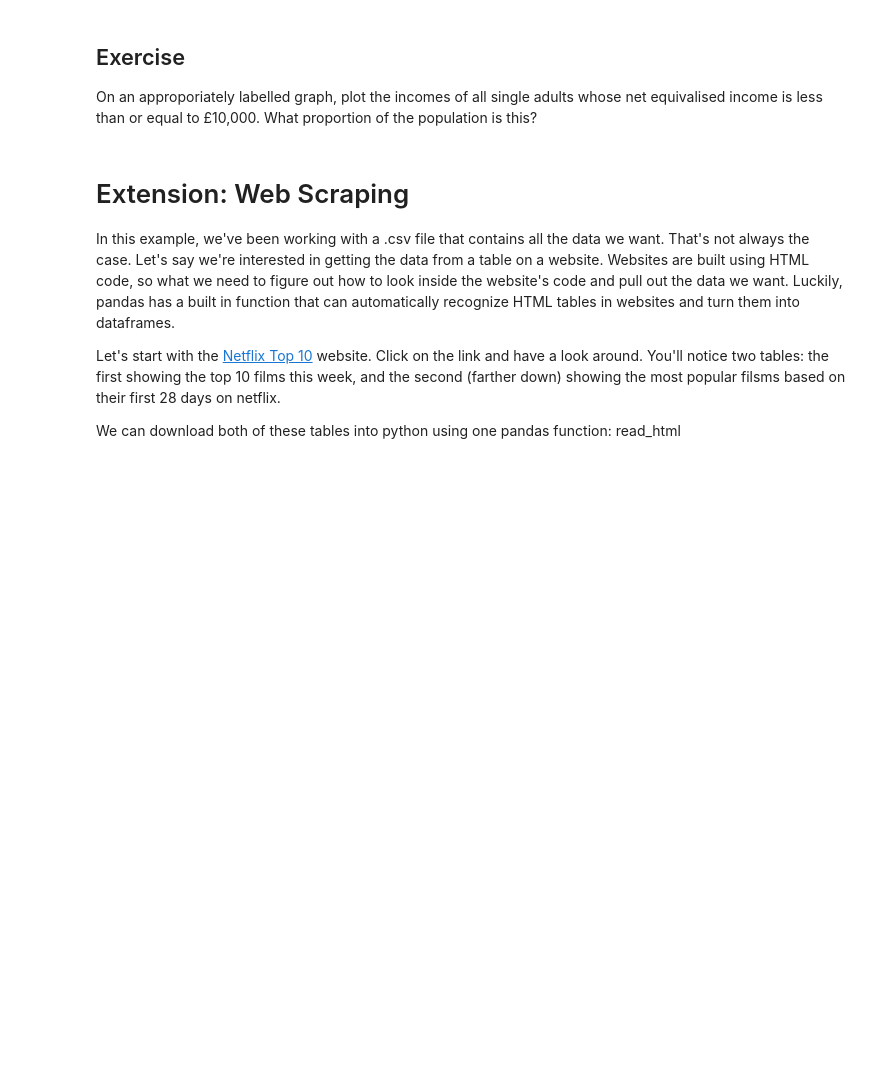
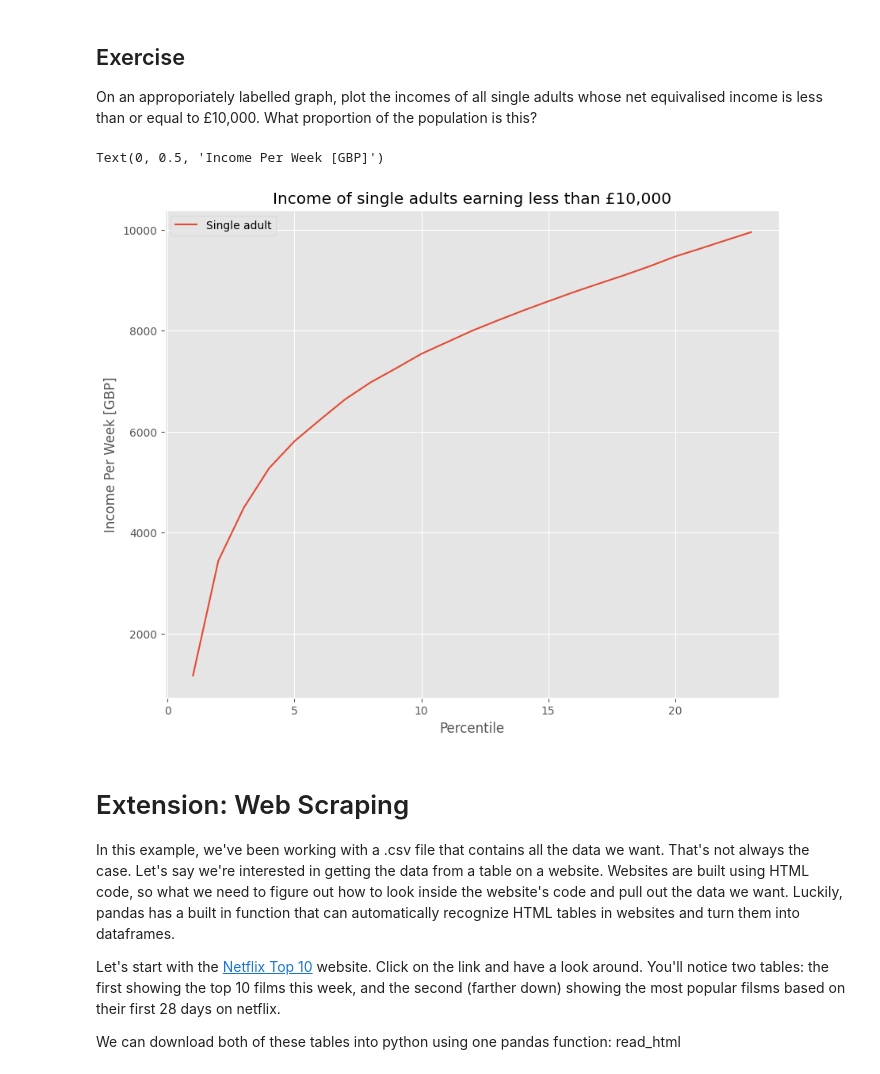
Before and after one commit to 4dri4ne/QM2, a Jupyter notebook: notebooks/W02. Pandas.ipynb, the cells around one changed output. Cells and saved outputs as stored; diff of their text form; code cells hidden in the pictures; blank space fills up the shorter version.

```diff
--- a/notebooks/W02. Pandas.ipynb
+++ b/notebooks/W02. Pandas.ipynb
@@ -364,6 +389,17 @@ We won't dwell on comparative operative, here we've used ">" to mean "is greater
 # %% [markdown]
 ## Exercise
 On an approporiately labelled graph, plot the incomes of all single adults whose net equivalised income is less than or equal to £10,000. What proportion of the population is this?
+# %%
+clean = income[['Single adult']]
+clean = clean.replace(',','', regex=True)
+clean = clean.replace('-','NaN', regex=True).astype('float')
+clean[clean['Single adult']<=10000].plot()
+plt.title('Income of single adults earning less than £10,000')
+plt.xlabel('Percentile')
+plt.ylabel('Income Per Week [GBP]')
+# %% [output]
+Text(0, 0.5, 'Income Per Week [GBP]')
+[figure, added]
 # %% [markdown]
 # Extension: Web Scraping
 
```
Also changed, not shown: parts of 2 cells of this notebook.
